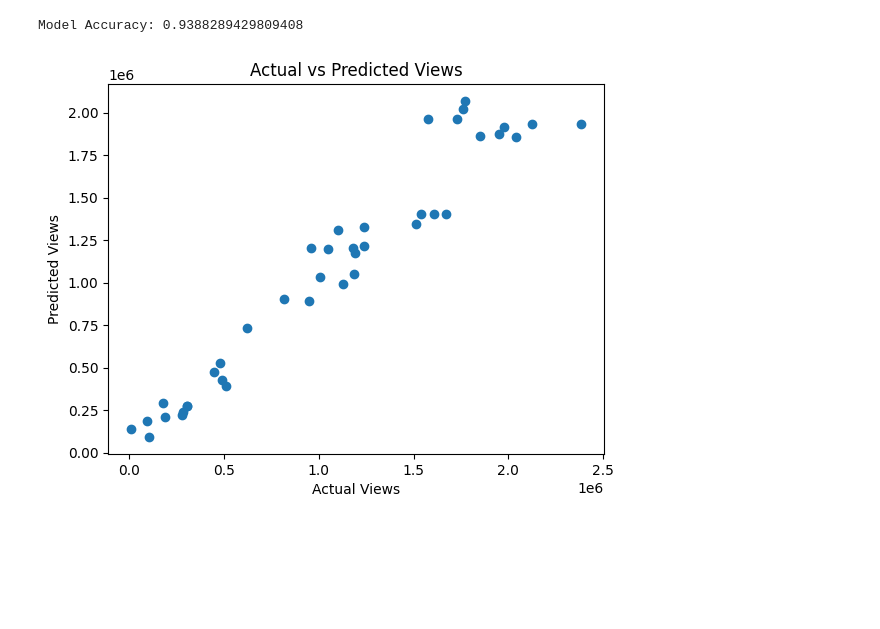
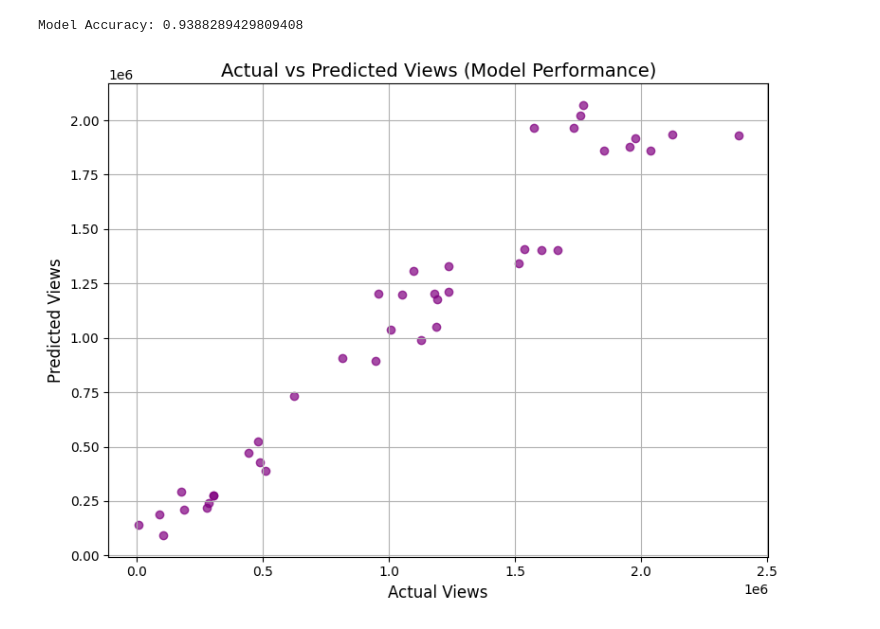
Before and after one commit to tanvisable25/YOUTUBE-VIDEO-PREDICTION-MACHINE-LEARNING, a Jupyter notebook: Youtube_Project.ipynb, the cells around one changed output. Cells and saved outputs as stored; diff of their text form; code cells hidden in the pictures; blank space fills up the shorter version.

```diff
--- a/Youtube_Project.ipynb
+++ b/Youtube_Project.ipynb
@@ -111,10 +114,17 @@ print("Model Accuracy:", score)
 # %% [output]
 Model Accuracy: 0.9388289429809408
 # %%
-plt.scatter(y_test, predictions)
-plt.xlabel("Actual Views")
-plt.ylabel("Predicted Views")
-plt.title("Actual vs Predicted Views")
+plt.figure(figsize=(8,6))
+
+plt.scatter(y_test, predictions, color='purple', alpha=0.7)
+
+plt.xlabel("Actual Views", fontsize=12)
+plt.ylabel("Predicted Views", fontsize=12)
+plt.title("Actual vs Predicted Views (Model Performance)", fontsize=14)
+
+plt.grid(True)
+
+plt.tight_layout()
 plt.show()
 # %% [output]
-[figure, old version]
+[figure, new version]
```
Also changed, not shown: parts of 4 cells of this notebook.
